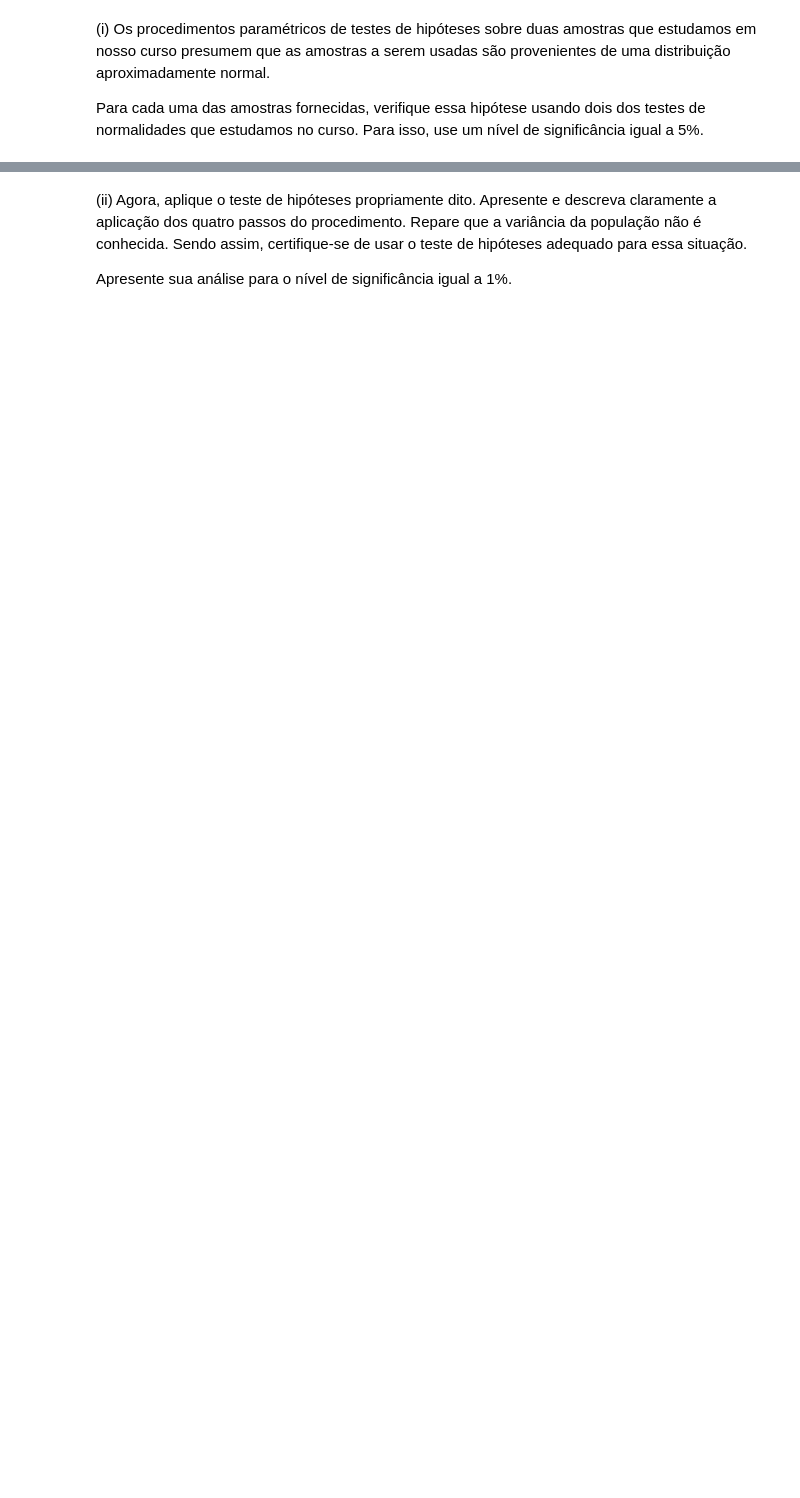
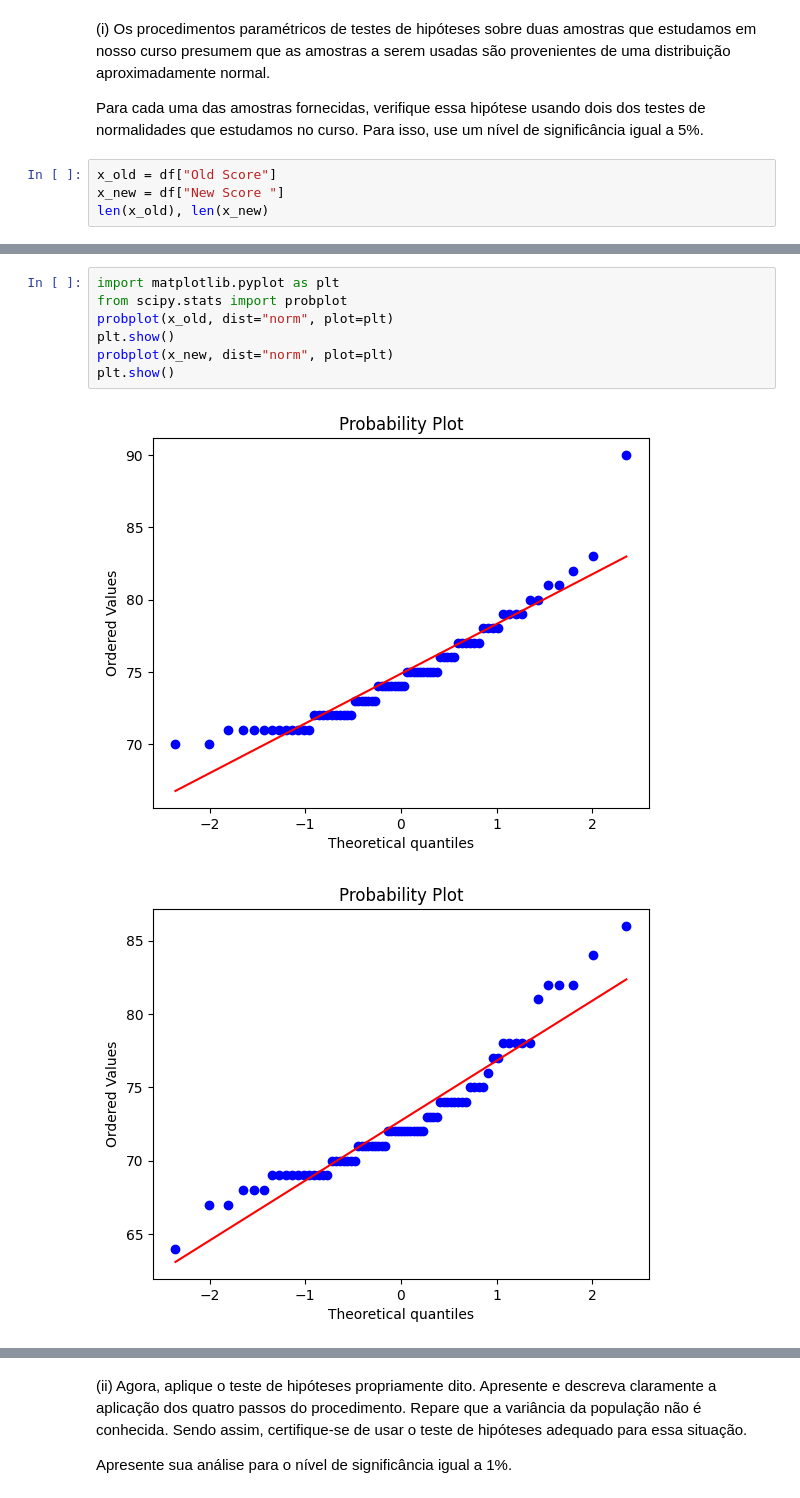
Before and after one commit to stepsbtw/Statistical-Inference, a Jupyter notebook: GCC1625_2025_1_T2_CAIO_PASSOS_TORKST_FERREIRA.ipynb, the cells around one changed output, grey strips where cells are left out. Saved outputs shown, nothing was run; the diff lists cells and outputs as text; blank space fills up the shorter version.

```diff
--- a/GCC1625_2025_1_T2_CAIO_PASSOS_TORKST_FERREIRA.ipynb
+++ b/GCC1625_2025_1_T2_CAIO_PASSOS_TORKST_FERREIRA.ipynb
@@ -92,3 +111,7 @@ df.head()
 (i) Os procedimentos paramétricos de testes de hipóteses sobre duas amostras que estudamos em nosso curso presumem que as amostras a serem usadas são provenientes de uma distribuição aproximadamente normal.
 
 Para cada uma das amostras fornecidas, verifique essa hipótese usando dois dos testes de normalidades que estudamos no curso. Para isso, use um nível de significância igual a 5%.
+# %%
+x_old = df["Old Score"]
+x_new = df["New Score "]
+len(x_old), len(x_new)
@@ -115,0 +139,10 @@ plt.plot()
+# %%
+import matplotlib.pyplot as plt
+from scipy.stats import probplot
+probplot(x_old, dist="norm", plot=plt)
+plt.show()
+probplot(x_new, dist="norm", plot=plt)
+plt.show()
+# %% [output]
+[figure, added]
+[figure, added]
```
Also changed, not shown: parts of 110 cells of this notebook.
